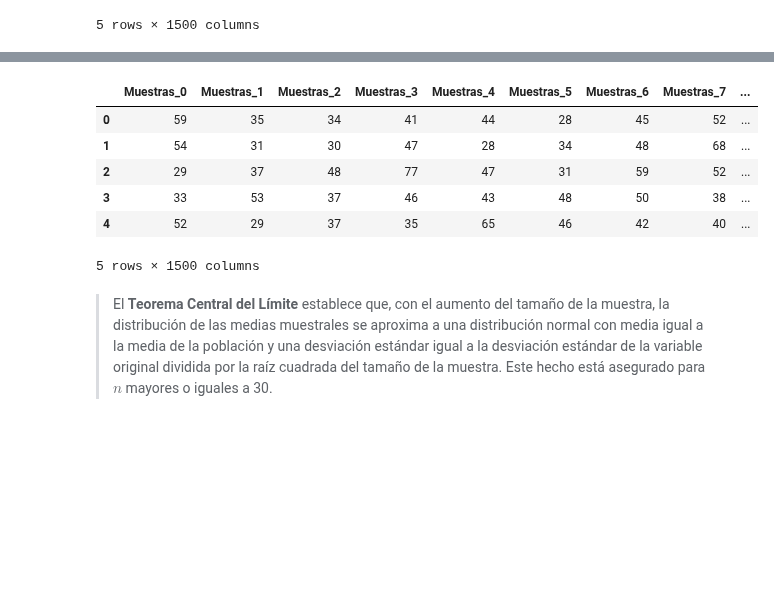
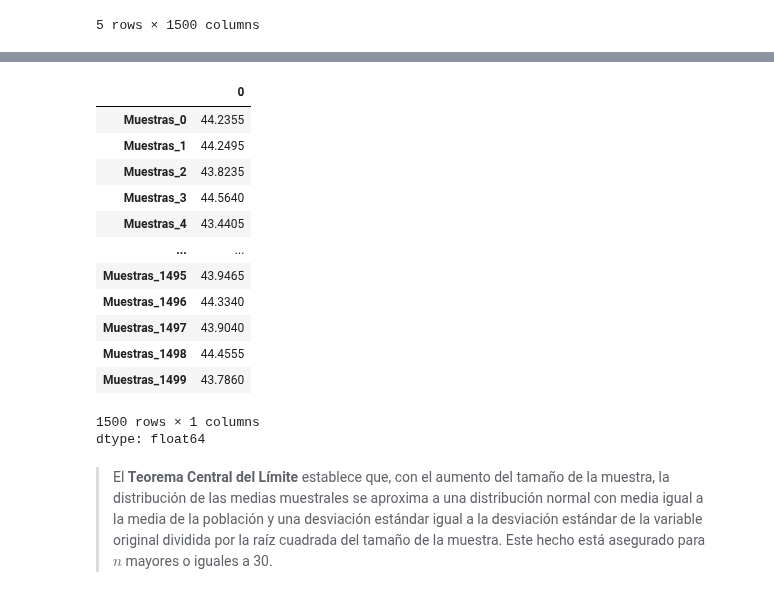
Before and after one commit to r2x4/machine_alura_oracle, a Jupyter notebook: probabilidad_y_muestreo/Inicial.ipynb, the cells around one changed output, grey strips where cells are left out. Saved outputs shown, nothing was run; the diff lists cells and outputs as text; code cells hidden in the pictures; blank space fills up the shorter version.

```diff
--- a/probabilidad_y_muestreo/Inicial.ipynb
+++ b/probabilidad_y_muestreo/Inicial.ipynb
@@ -1144,12 +1160,19 @@ muestras.columns = [f'Muestras_{i}' for i in range(total_muestras)]
 # %%
-muestras.head()
+muestras.mean()
 # %% [output]
-|  | Muestras_0 | Muestras_1 | Muestras_2 | Muestras_3 | Muestras_4 | Muestras_5 | Muestras_6 | Muestras_7 | ... |
-| 0 | 59 | 35 | 34 | 41 | 44 | 28 | 45 | 52 | ... |
-| 1 | 54 | 31 | 30 | 47 | 28 | 34 | 48 | 68 | ... |
-| 2 | 29 | 37 | 48 | 77 | 47 | 31 | 59 | 52 | ... |
-| 3 | 33 | 53 | 37 | 46 | 43 | 48 | 50 | 38 | ... |
-| 4 | 52 | 29 | 37 | 35 | 65 | 46 | 42 | 40 | ... |
+|  | 0 |
+| Muestras_0 | 44.2355 |
+| Muestras_1 | 44.2495 |
+| Muestras_2 | 43.8235 |
+| Muestras_3 | 44.5640 |
+| Muestras_4 | 43.4405 |
+| ... | ... |
+| Muestras_1495 | 43.9465 |
+| Muestras_1496 | 44.3340 |
+| Muestras_1497 | 43.9040 |
+| Muestras_1498 | 44.4555 |
+| Muestras_1499 | 43.7860 |
-5 rows × 1500 columns
+1500 rows × 1 columns
+dtype: float64
 # %% [markdown]
 > El **Teorema Central del Límite** establece que, con el aumento del tamaño de la muestra, la distribución de las medias muestrales se aproxima a una distribución normal con media igual a la media de la población y una desviación estándar igual a la desviación estándar de la variable original dividida por la raíz cuadrada del tamaño de la muestra. Este hecho está asegurado para $n$ mayores o iguales a 30.
```
Also changed, not shown: parts of 8 cells of this notebook.
